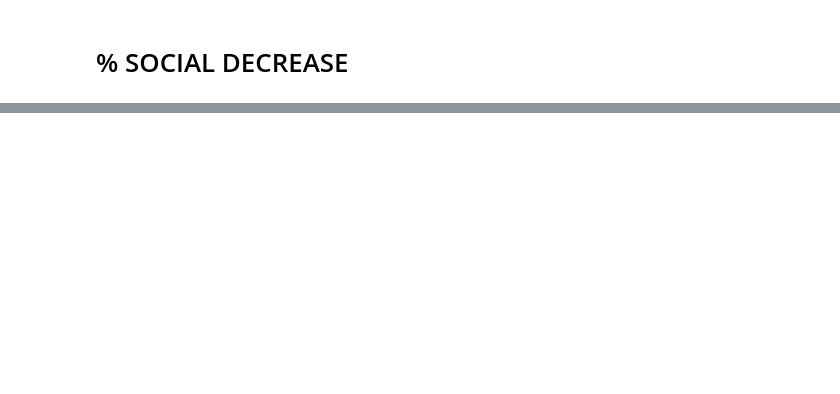
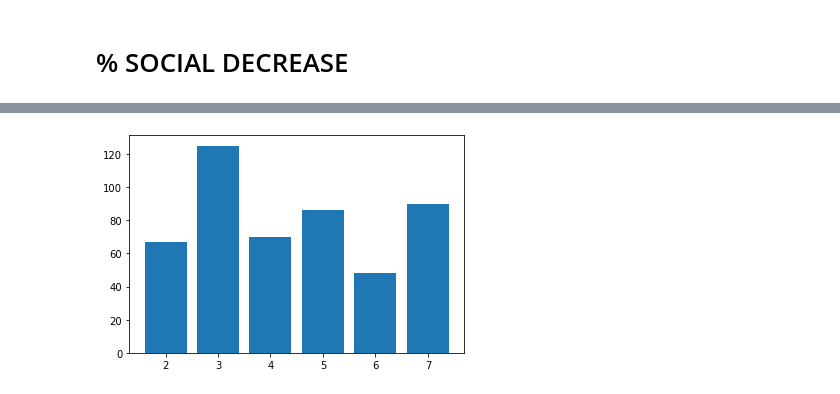
Before and after one commit to NSS-Data-Analytics-Cohort-7/didd-an-array-of-jorts, a Jupyter notebook: notebooks/Untitled4.ipynb, the cells around one changed output, grey strips where cells are left out. Cells and saved outputs as stored; diff of their text form; code cells hidden in the pictures; blank space fills up the shorter version.

```diff
--- a/notebooks/Untitled4.ipynb
+++ b/notebooks/Untitled4.ipynb
@@ -698,0 +1267,3 @@ plt.show()
+# %%
+knowledge_4= (knowledge_1_4['exit_knowledge']).count()
+print(knowledge_4)
@@ -698,0 +1272,3 @@ plt.show()
+# %%
+knowledge_5= (knowledge_1_5['exit_knowledge']).count()
+print(knowledge_5)
@@ -698,0 +1277,3 @@ plt.show()
+# %%
+knowledge_6= (knowledge_1_6['exit_knowledge']).count()
+print(knowledge_6)
@@ -698,0 +1282,3 @@ plt.show()
+# %%
+knowledge_7= (knowledge_1_7['exit_knowledge']).count()
+print(knowledge_7)
@@ -698,0 +1389,8 @@ plt.show()
+# %%
+lst4 = [knowledge_2, knowledge_3, knowledge_4, knowledge_5, knowledge_6, knowledge_7]
+dfknow= pd.DataFrame(lst4, index=['Knowledge: 2', 'Knowledge: 3', 'Knowledge: 4', 'Knowledge: 5', 'Knowledge: 6', 'Knowledge: 7'])
+lst3_2 = [2,3,4,5,6,7]
+plt.bar(lst3_2, lst4)
+plt.show()
+# %% [output]
+[figure, added]
```
Also changed, not shown: parts of 130 cells of this notebook.
